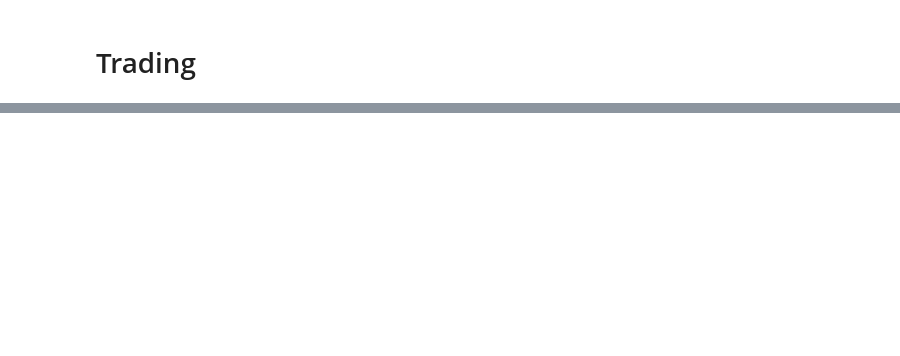
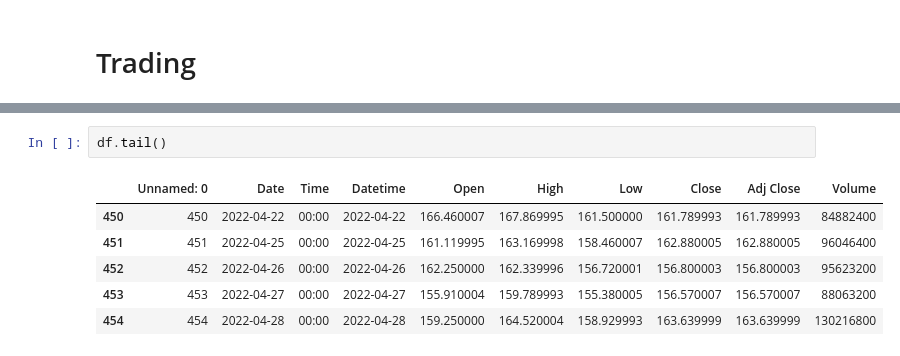
Before and after one commit to ali-rabiee/Portfolio-Formation, a Jupyter notebook: Portfolio_Formation.ipynb, the cells around one changed output, grey strips where cells are left out. Saved outputs shown, nothing was run; the diff lists cells and outputs as text; blank space fills up the shorter version.

```diff
--- a/Portfolio_Formation.ipynb
+++ b/Portfolio_Formation.ipynb
@@ -1575,0 +977,9 @@ a.shape
+# %%
+df.tail()
+# %% [output]
+|  | Unnamed: 0 | Date | Time | Datetime | Open | High | Low | Close | Adj Close | Volume |
+| 450 | 450 | 2022-04-22 | 00:00 | 2022-04-22 | 166.460007 | 167.869995 | 161.500000 | 161.789993 | 161.789993 | 84882400 |
+| 451 | 451 | 2022-04-25 | 00:00 | 2022-04-25 | 161.119995 | 163.169998 | 158.460007 | 162.880005 | 162.880005 | 96046400 |
+| 452 | 452 | 2022-04-26 | 00:00 | 2022-04-26 | 162.250000 | 162.339996 | 156.720001 | 156.800003 | 156.800003 | 95623200 |
+| 453 | 453 | 2022-04-27 | 00:00 | 2022-04-27 | 155.910004 | 159.789993 | 155.380005 | 156.570007 | 156.570007 | 88063200 |
+| 454 | 454 | 2022-04-28 | 00:00 | 2022-04-28 | 159.250000 | 164.520004 | 158.929993 | 163.639999 | 163.639999 | 130216800 |
```
Also changed, not shown: parts of 77 cells of this notebook.
